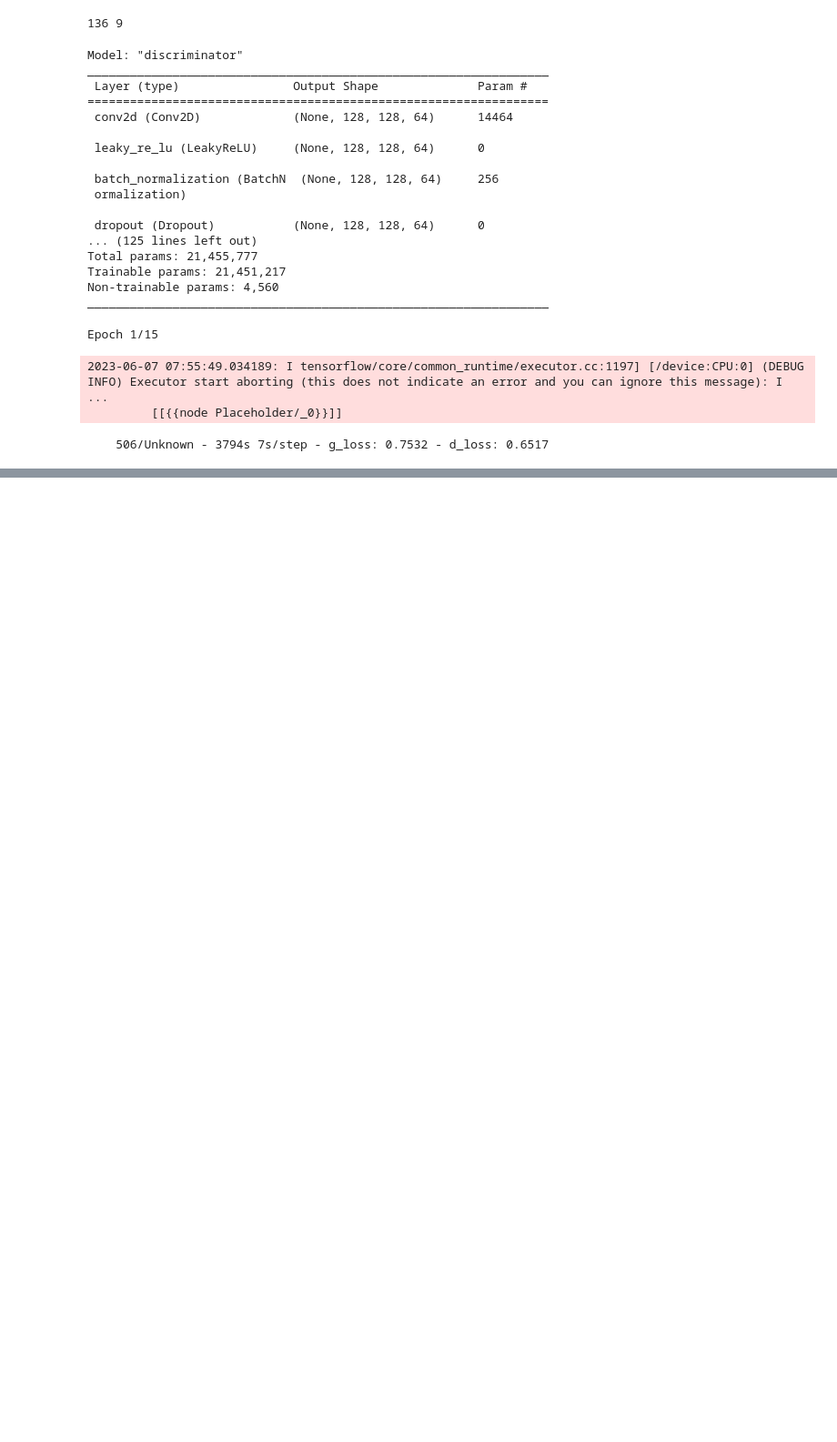
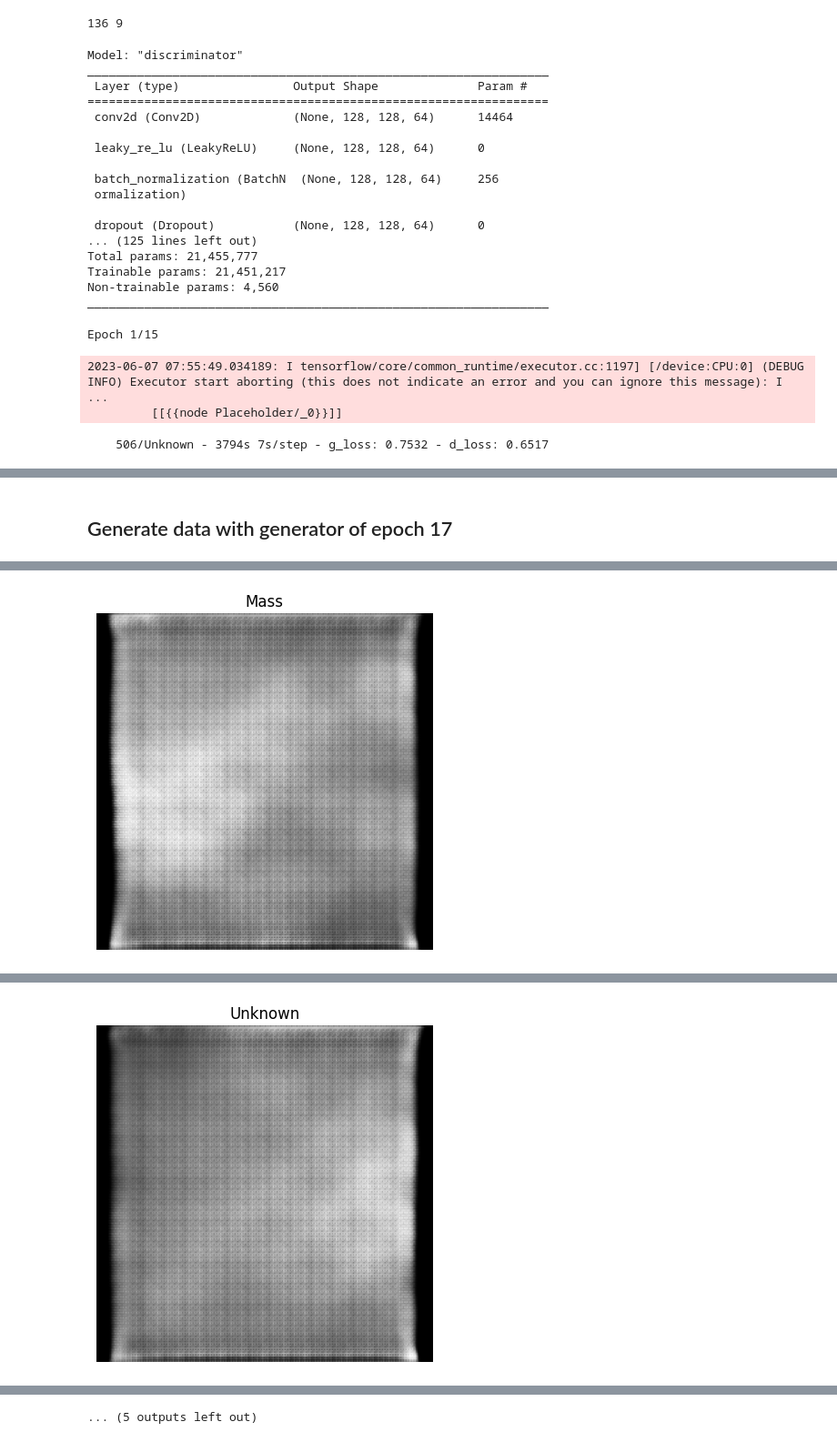
Before and after one commit to edcogue/breast-mammography-detection, a Jupyter notebook: data_augmentation/Conditional GAN Mammographies.ipynb, the cells around one changed output, grey strips where cells are left out. Shown at 91% size. Drawn from its saved outputs; the diff is of its cells as text; code cells hidden in the pictures; blank space fills up the shorter version.

```diff
--- a/data_augmentation/Conditional GAN Mammographies.ipynb
+++ b/data_augmentation/Conditional GAN Mammographies.ipynb
@@ -322,0 +343,28 @@ WARNING:tensorflow:No training configuration found in save file, so the model wa
+# %% [markdown]
+## Generate data with generator of epoch 17
+# %%
+trained_gen = tf.keras.models.load_model("mammographies_gan_07062023_163555")
+trained_gen.compile()
+
+def generate_sample(label_ex):
+    interpolation_noise = tf.random.normal(shape=(1, latent_dim))
+    label = tf.keras.utils.to_categorical([label_ex], num_classes)
+    label = tf.cast(label, tf.float32)
+    noise_and_label = tf.concat([interpolation_noise, label], 1)
+    fake = trained_gen.predict(noise_and_label)
+    #print(np.max(fake), np.min(fake))
+    #fake = (fake - np.min(fake)) / (np.max(fake) - np.min(fake)) *255
+    fake += 1.0
+    fake *= 127.5
+    #plt.hist(fake.ravel())
+    #plt.show()
+    #print(np.min(fake), np.max(fake))
+    return fake.astype(np.uint8)
+
+for key in loader.type2int.keys():
+    plt.title(key)
+    image=generate_sample(loader.type2int[key])[0]
+    plt.imshow(image, cmap="gray")
+    plt.axis('off')
+    plt.show()
+# %% [output]
@@ -322,0 +386 @@ WARNING:tensorflow:No training configuration found in save file, so the model wa
+[figure, added]
@@ -322,0 +388 @@ WARNING:tensorflow:No training configuration found in save file, so the model wa
+[figure, added]
@@ -322,0 +394 @@ WARNING:tensorflow:No training configuration found in save file, so the model wa
+... (5 outputs left out)
```
Also changed, not shown: parts of 9 cells of this notebook, 1 other file.
